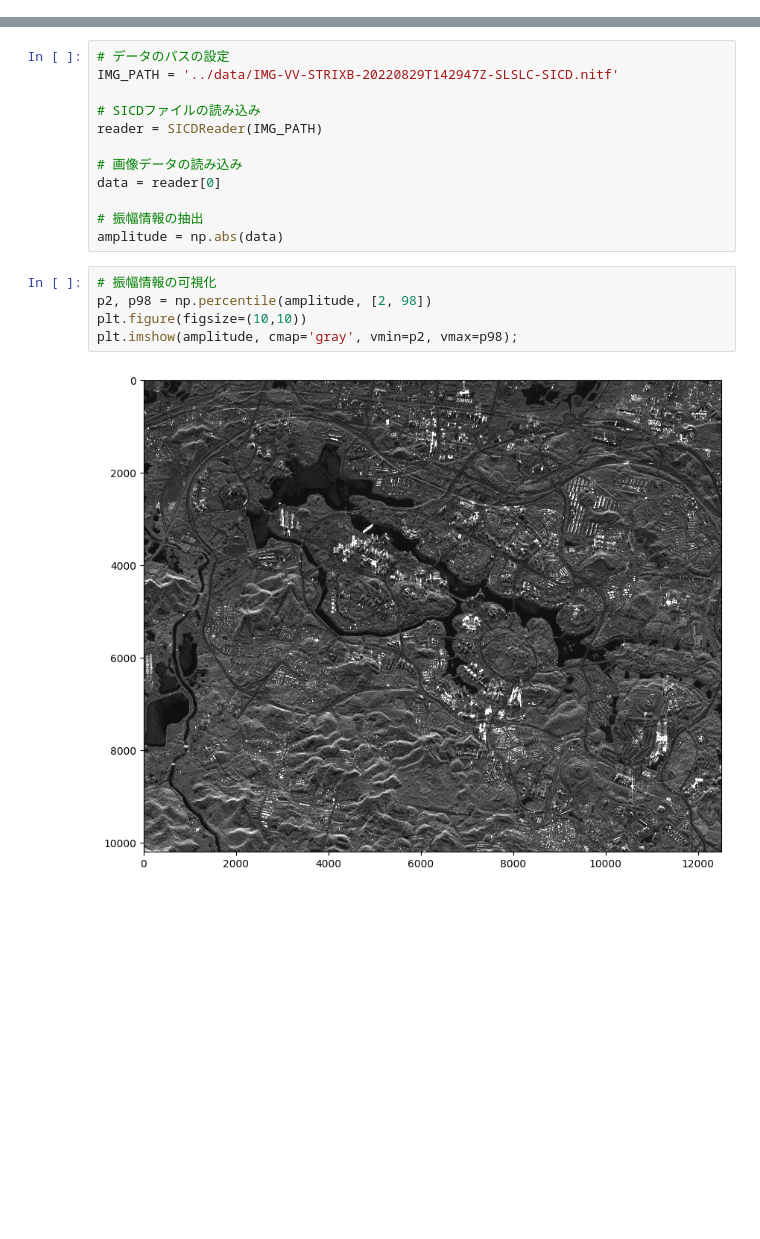
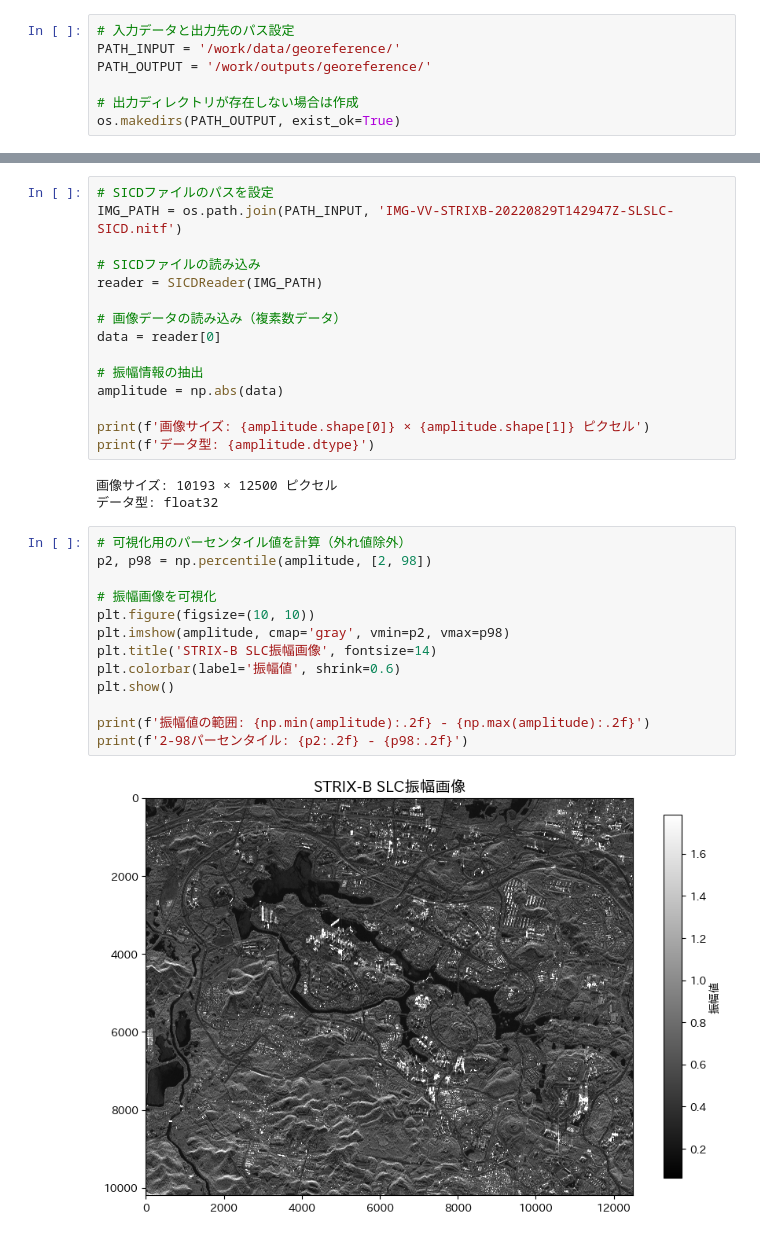
Before and after one commit to syu-tan/sar-python-book, a Jupyter notebook: src/2_2_sar_georeference.ipynb, the cells around one changed output, grey strips where cells are left out. Drawn from its saved outputs; the diff is of its cells as text; blank space fills up the shorter version.

```diff
--- a/src/2_2_sar_georeference.ipynb
+++ b/src/2_2_sar_georeference.ipynb
@@ -12,0 +31,7 @@ OUTPUT_DIR = '../output/georeference/'
+# %%
+# 入力データと出力先のパス設定
+PATH_INPUT = '/work/data/georeference/'
+PATH_OUTPUT = '/work/outputs/georeference/'
+
+# 出力ディレクトリが存在しない場合は作成
+os.makedirs(PATH_OUTPUT, exist_ok=True)
@@ -13,19 +40,33 @@ OUTPUT_DIR = '../output/georeference/'
 # %%
-# データのパスの設定
-IMG_PATH = '../data/IMG-VV-STRIXB-20220829T142947Z-SLSLC-SICD.nitf'
+# SICDファイルのパスを設定
+IMG_PATH = os.path.join(PATH_INPUT, 'IMG-VV-STRIXB-20220829T142947Z-SLSLC-SICD.nitf')
 
 # SICDファイルの読み込み
 reader = SICDReader(IMG_PATH)
 
-# 画像データの読み込み
+# 画像データの読み込み（複素数データ）
 data = reader[0]
 
 # 振幅情報の抽出
 amplitude = np.abs(data)
+
+print(f'画像サイズ: {amplitude.shape[0]} × {amplitude.shape[1]} ピクセル')
+print(f'データ型: {amplitude.dtype}')
+# %% [output]
+画像サイズ: 10193 × 12500 ピクセル
+データ型: float32
 # %%
-# 振幅情報の可視化
+# 可視化用のパーセンタイル値を計算（外れ値除外）
 p2, p98 = np.percentile(amplitude, [2, 98])
-plt.figure(figsize=(10,10))
-plt.imshow(amplitude, cmap='gray', vmin=p2, vmax=p98);
+
+# 振幅画像を可視化
+plt.figure(figsize=(10, 10))
+plt.imshow(amplitude, cmap='gray', vmin=p2, vmax=p98)
+plt.title('STRIX-B SLC振幅画像', fontsize=14)
+plt.colorbar(label='振幅値', shrink=0.6)
+plt.show()
+
+print(f'振幅値の範囲: {np.min(amplitude):.2f} - {np.max(amplitude):.2f}')
+print(f'2-98パーセンタイル: {p2:.2f} - {p98:.2f}')
 # %% [output]
-[figure, old version]
+[figure, new version]
```
Also changed, not shown: parts of 15 cells of this notebook, 13 other files.
